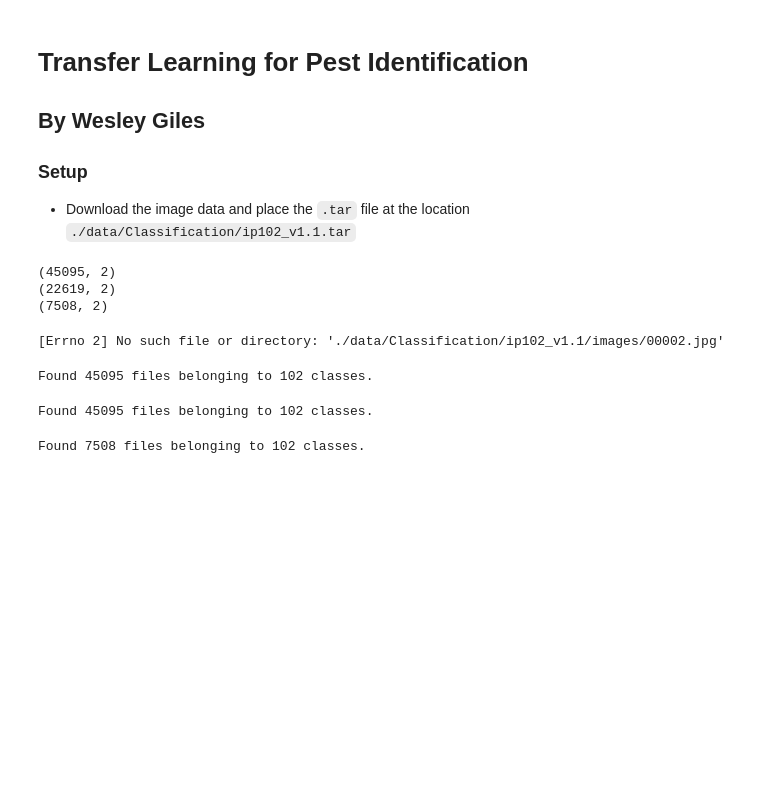
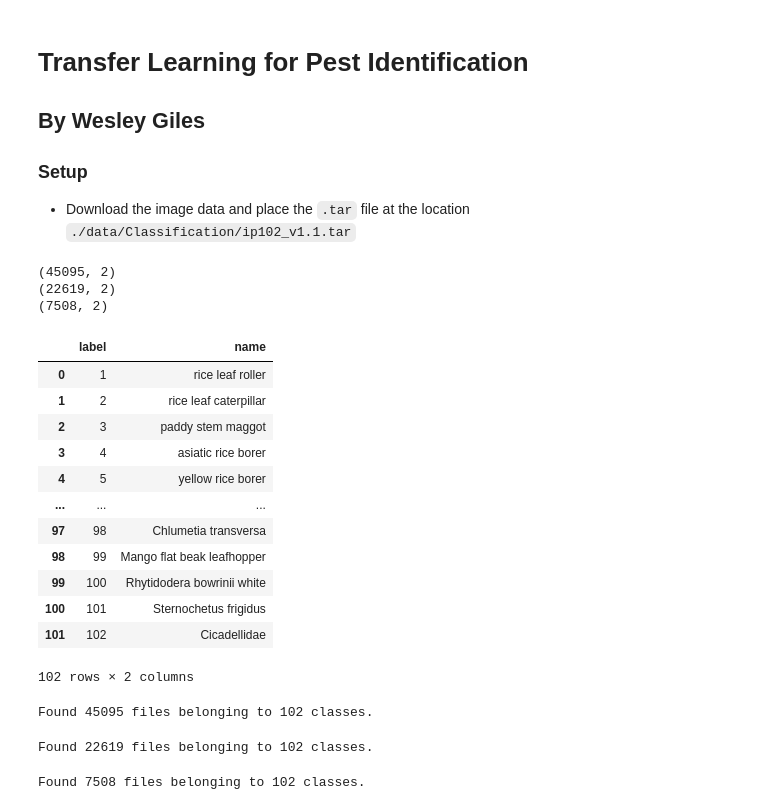
Before and after one commit to SeraphDev6/PestML, a Jupyter notebook: transfer_learning.ipynb, the cells around one changed output. Cells and saved outputs as stored; diff of their text form; code cells hidden in the pictures; blank space fills up the shorter version.

Commit message:
updated to use names instead of id's

```diff
--- a/transfer_learning.ipynb
+++ b/transfer_learning.ipynb
@@ -26,3 +26,24 @@ for df in [train_labels, test_labels, val_labels]:
 (45095, 2)
 (22619, 2)
 (7508, 2)
+# %%
+class_names = pd.read_csv("./data/Classification/classes.txt", header=None)
+class_names[0] = class_names[0].str.strip()
+class_names["label"] = class_names[0].str.extract(r"^(\d+)").astype(int)
+class_names['name'] = class_names[0].str.extract(r"^\d+ (.*)")
+class_names = class_names.drop(0, axis= 1)
+class_names
+# %% [output]
+|  | label | name |
+| 0 | 1 | rice leaf roller |
+| 1 | 2 | rice leaf caterpillar |
+| 2 | 3 | paddy stem maggot |
+| 3 | 4 | asiatic rice borer |
+| 4 | 5 | yellow rice borer |
+| ... | ... | ... |
+| 97 | 98 | Chlumetia transversa |
+| 98 | 99 | Mango flat beak leafhopper |
+| 99 | 100 | Rhytidodera bowrinii white |
+| 100 | 101 | Sternochetus frigidus |
+| 101 | 102 | Cicadellidae |
+102 rows × 2 columns
@@ -31,13 +56,11 @@ try:
   for dataset in ["train","test","val"]:
     df = globals()[f"{dataset}_labels"]
     for _, row in df.iterrows():
-      expected_path = f"{root_path}/{dataset}/{row['label']}"
+      expected_path = f"{root_path}/{dataset}/{row['name']}"
       if not os.path.isdir(expected_path):
         os.makedirs(expected_path)
       shutil.move(f"{root_path}/images/{row['img']}",f"{expected_path}/{row['img']}")
 except Exception as e:
   print(e)
-# %% [output]
-[Errno 2] No such file or directory: './data/Classification/ip102_v1.1/images/00002.jpg'
 # %%
 import tensorflow as tf
@@ -51,10 +73,10 @@ train_dataset = keras.utils.image_dataset_from_directory(f"{root_path}/train",
 # %% [output]
 Found 45095 files belonging to 102 classes.
 # %%
-test_dataset = keras.utils.image_dataset_from_directory(f"{root_path}/train",
+test_dataset = tf.keras.utils.image_dataset_from_directory(f"{root_path}/test",
                                                             shuffle=True,
                                                             batch_size=32,
                                                             image_size=(160, 160))
 # %% [output]
-Found 45095 files belonging to 102 classes.
+Found 22619 files belonging to 102 classes.
 # %%
```
Also changed, not shown: parts of 5 cells of this notebook.
